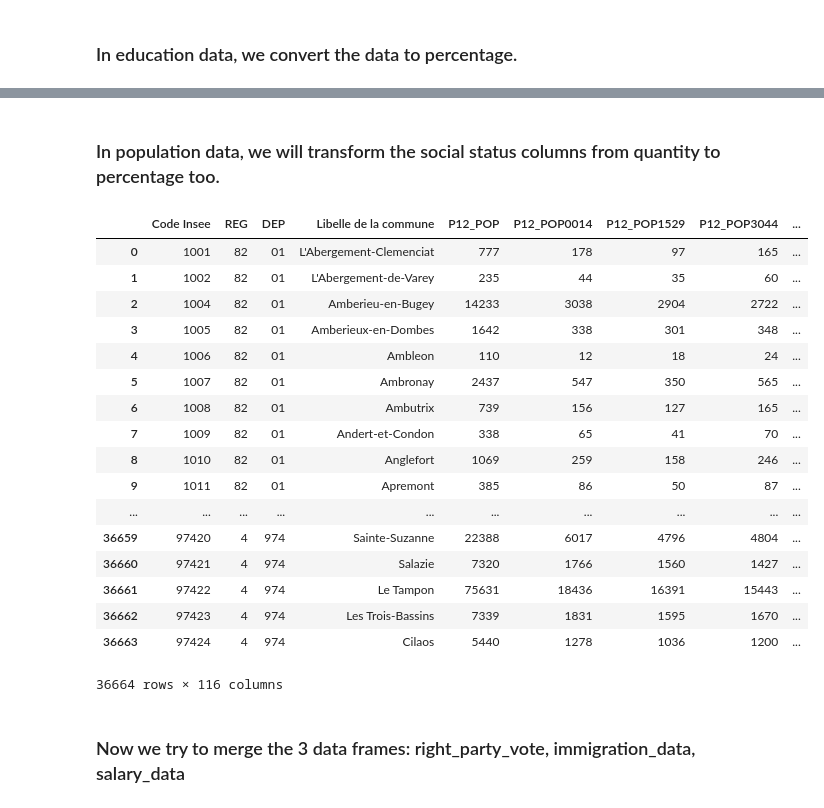
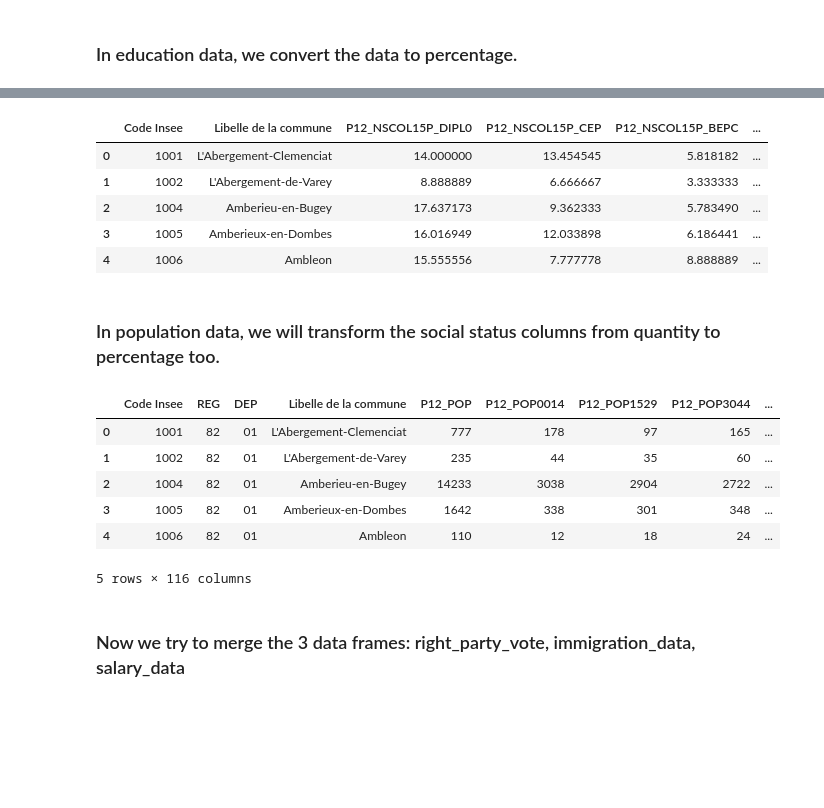
Before and after one commit to du-phan/Electoral-Analysis, a Jupyter notebook: supplementary_data_cleaning.ipynb, the cells around one changed output, grey strips where cells are left out. Drawn from its saved outputs; the diff is of its cells as text; code cells hidden in the pictures; blank space fills up the shorter version.

```diff
--- a/supplementary_data_cleaning.ipynb
+++ b/supplementary_data_cleaning.ipynb
@@ -199,3 +177,12 @@ dtype: float64
+# %%
+education_data.head()
+# %% [output]
+|  | Code Insee | Libelle de la commune | P12_NSCOL15P_DIPL0 | P12_NSCOL15P_CEP | P12_NSCOL15P_BEPC | ... |
+| 0 | 1001 | L'Abergement-Clemenciat | 14.000000 | 13.454545 | 5.818182 | ... |
+| 1 | 1002 | L'Abergement-de-Varey | 8.888889 | 6.666667 | 3.333333 | ... |
+| 2 | 1004 | Amberieu-en-Bugey | 17.637173 | 9.362333 | 5.783490 | ... |
+| 3 | 1005 | Amberieux-en-Dombes | 16.016949 | 12.033898 | 6.186441 | ... |
+| 4 | 1006 | Ambleon | 15.555556 | 7.777778 | 8.888889 | ... |
 # %% [markdown]
 ### In population data, we will transform the social status columns from quantity to percentage too.
 # %%
@@ -210,26 +197,15 @@ def social_status_percentage(data):
 # %%
 population_data = social_status_percentage(population_data)
 # %%
-population_data
+population_data.head()
 # %% [output]
 |  | Code Insee | REG | DEP | Libelle de la commune | P12_POP | P12_POP0014 | P12_POP1529 | P12_POP3044 | ... |
 | 0 | 1001 | 82 | 01 | L'Abergement-Clemenciat | 777 | 178 | 97 | 165 | ... |
 | 1 | 1002 | 82 | 01 | L'Abergement-de-Varey | 235 | 44 | 35 | 60 | ... |
 | 2 | 1004 | 82 | 01 | Amberieu-en-Bugey | 14233 | 3038 | 2904 | 2722 | ... |
 | 3 | 1005 | 82 | 01 | Amberieux-en-Dombes | 1642 | 338 | 301 | 348 | ... |
 | 4 | 1006 | 82 | 01 | Ambleon | 110 | 12 | 18 | 24 | ... |
-| 5 | 1007 | 82 | 01 | Ambronay | 2437 | 547 | 350 | 565 | ... |
-| 6 | 1008 | 82 | 01 | Ambutrix | 739 | 156 | 127 | 165 | ... |
-| 7 | 1009 | 82 | 01 | Andert-et-Condon | 338 | 65 | 41 | 70 | ... |
-| 8 | 1010 | 82 | 01 | Anglefort | 1069 | 259 | 158 | 246 | ... |
-| 9 | 1011 | 82 | 01 | Apremont | 385 | 86 | 50 | 87 | ... |
-| ... | ... | ... | ... | ... | ... | ... | ... | ... | ... |
-| 36659 | 97420 | 4 | 974 | Sainte-Suzanne | 22388 | 6017 | 4796 | 4804 | ... |
-| 36660 | 97421 | 4 | 974 | Salazie | 7320 | 1766 | 1560 | 1427 | ... |
-| 36661 | 97422 | 4 | 974 | Le Tampon | 75631 | 18436 | 16391 | 15443 | ... |
-| 36662 | 97423 | 4 | 974 | Les Trois-Bassins | 7339 | 1831 | 1595 | 1670 | ... |
-| 36663 | 97424 | 4 | 974 | Cilaos | 5440 | 1278 | 1036 | 1200 | ... |
-36664 rows × 116 columns
+5 rows × 116 columns
 # %% [markdown]
 ### Now we try to merge the 3 data frames: right_party_vote, immigration_data, salary_data
 # %%
```
Also changed, not shown: parts of 11 cells of this notebook.
